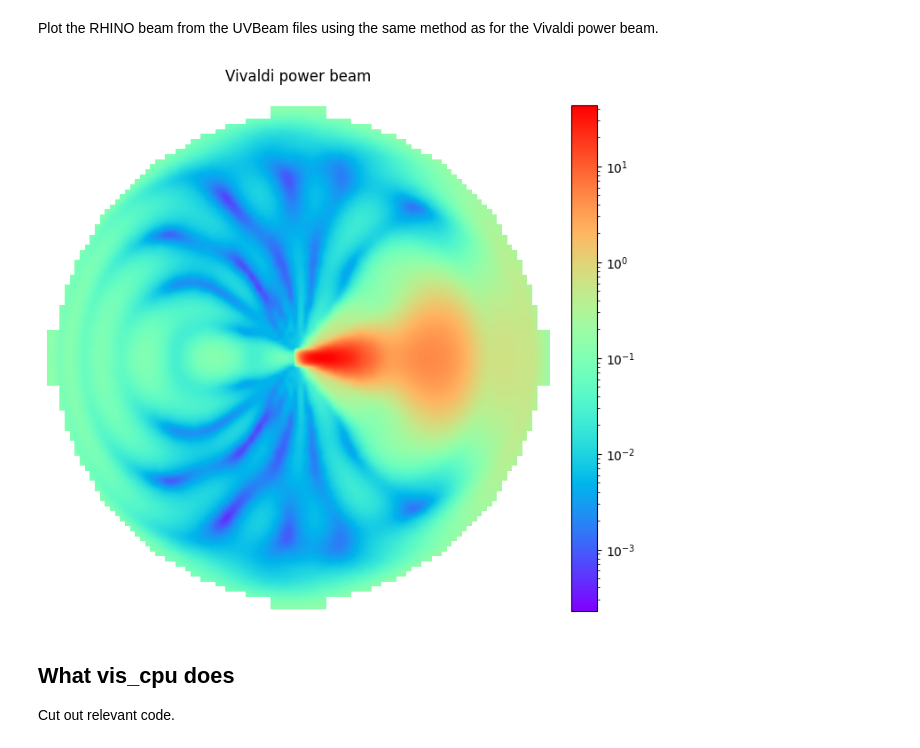
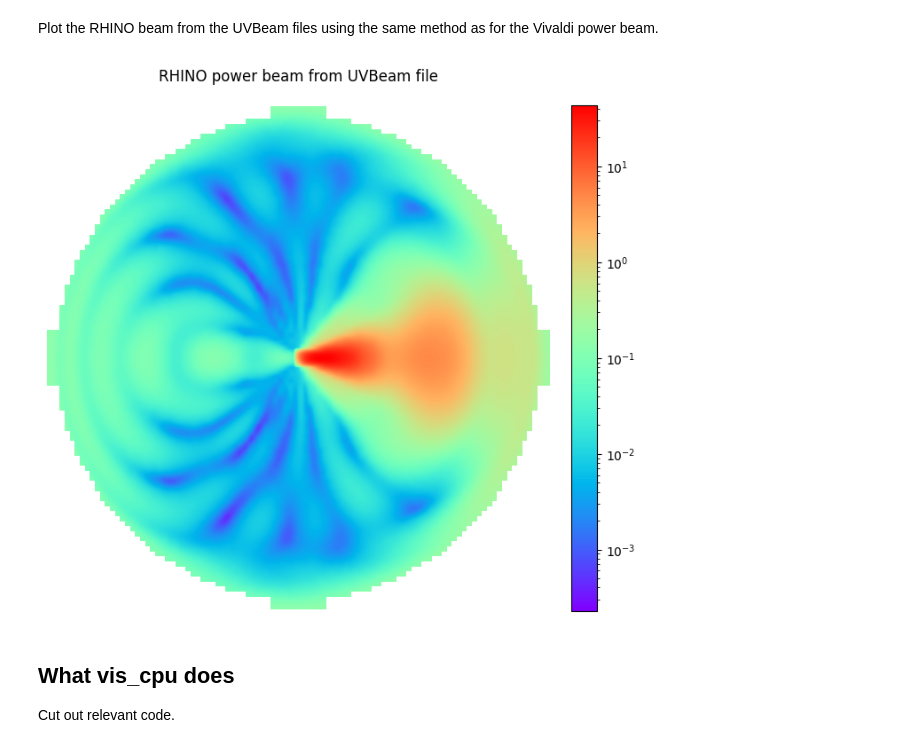
Before and after one commit to hughbg/rhino-sim, a Jupyter notebook: plot_beam.ipynb, the cells around one changed output. Cells and saved outputs as stored; diff of their text form; code cells hidden in the pictures.

Commit message:
Fix title

```diff
--- a/plot_beam.ipynb
+++ b/plot_beam.ipynb
@@ -383,36 +383,36 @@ Plot the RHINO beam from the UVBeam files using the same method as for the Vival
 az = np.arange(360)
 za = np.arange(90)
 
 az = np.tile(az, 90)
 az = np.deg2rad(az)
 za = np.repeat(za, 360)
 za = np.deg2rad(za)
 
 interp_beam = rhino.interp(az, za, freq_array=np.array([60e+06]))[0]
 interp_beam = interp_beam[0, 0, 0, 0]
 
 values = np.abs(interp_beam)    # abs because the values are complex and there are non-zero imag components (why?)
 
 
 grid = Grid(100)
 r = np.sin(za)
 x = r*np.sin(az)
 y = r*np.cos(az)
 
 grid.insert(-x, y, values)
 grid.average()
 grid.grid = np.where(grid.grid==0, np.nan, grid.grid)
 
 
 plt.figure(figsize=(8, 8))
 ax = plt.axes()
 ax.axis("off")
 im=plt.imshow(grid.grid, interpolation="quadric", norm=LogNorm(), cmap="rainbow")
 plt.colorbar(im,fraction=0.046, pad=0.04)
-plt.title("Vivaldi power beam\n")
-plt.savefig("vivaldi")
+plt.title("RHINO power beam from UVBeam file\n")
+plt.savefig("rhino_uvbeam")
 # %% [output]
-[figure, old version]
+[figure, new version]
 # %% [markdown]
 ## What vis_cpu does
 
```
